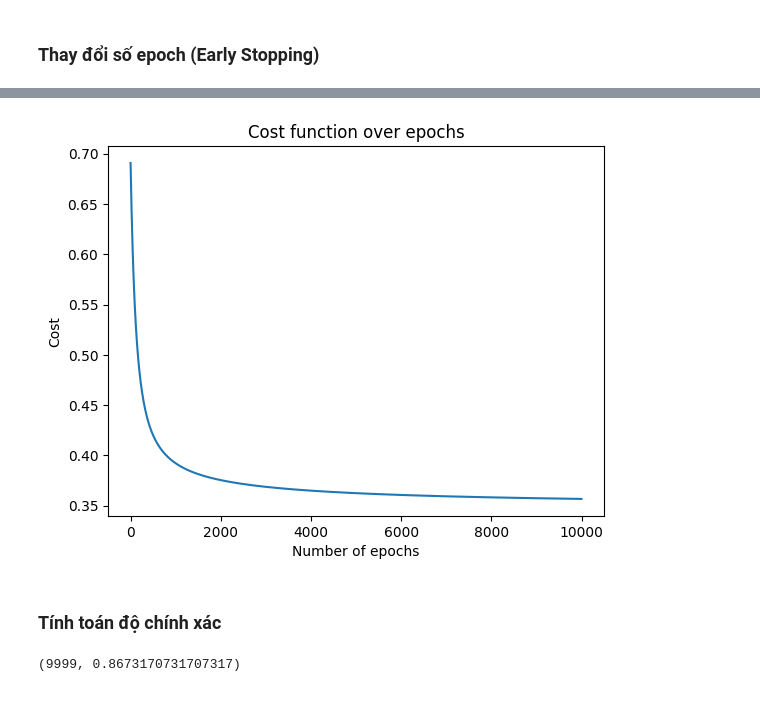
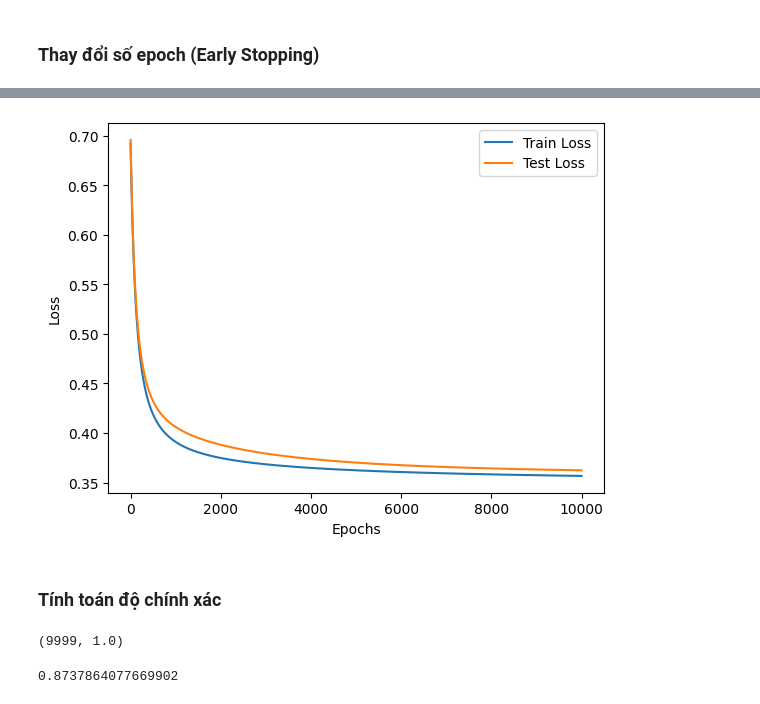
Before and after one commit to taiphanvan2k3/Fundamental_AI, a Jupyter notebook: lab05/heart_prediction_logistic_regression.ipynb, the cells around one changed output, grey strips where cells are left out. Cells and saved outputs as stored; diff of their text form; code cells hidden in the pictures.

```diff
--- a/lab05/heart_prediction_logistic_regression.ipynb
+++ b/lab05/heart_prediction_logistic_regression.ipynb
@@ -60,0 +79,3 @@ array([[0],
+# %%
+X_train = X_train_scaled.values
+X_test = X_test_scaled.values
@@ -78,16 +131,12 @@ def classify(predictions):
 # %% [markdown]
 ### Xây dựng hàm mất mát
 # %%
-def cost_function(
-    features,
-    weights,
-    labels
-):
+def cost_function(features, weights, labels):
     num_samples = len(labels)
     predictions = predict(features, weights)  # y_hat, còn labels là y
     cost_class1 = -labels * np.log(predictions)
     cost_class2 = -(1 - labels) * np.log(1 - predictions)
-    cost = cost_class1 + cost_class2  #
+    cost = cost_class1 + cost_class2
     cost = cost.sum() / num_samples
 
     return cost
@@ -129,7 +187,10 @@ def train(X_bar, labels, num_epochs, learning_rate):
 # %%
 num_epochs = 20000
 learning_rate = 0.01
-X_bar = np.c_[np.ones((X.shape[0], 1)), X]
+X_train_bar = np.c_[np.ones((X_train.shape[0], 1)), X_train]
+X_test_bar = np.c_[np.ones((X_test.shape[0], 1)), X_test]
 
-best_epoch, best_weights, losses = train(X_bar, y, num_epochs, learning_rate)
+best_epoch, best_weights, train_losses, test_losses = train(
+    X_train_bar, y_train, X_test_bar, y_test,num_epochs, learning_rate, is_print=True
+)
 # %% [output]
@@ -164,4 +228,4 @@ plt.show()
 ### Thay đổi số epoch (Early Stopping)
 # %%
 num_epochs = 10000
-best_epoch, best_weights, losses = train(X_bar, y, num_epochs, learning_rate)
+best_epoch, best_weights, train_losses, test_losses = train(X_train_bar, y_train, X_test_bar, y_test,num_epochs, learning_rate)
@@ -186,26 +232,47 @@ Epoch 9900, loss: 0.356790921765495
 # %%
 # Vẽ đồ thị biểu diễn cost
 import matplotlib.pyplot as plt
-plt.plot(losses)
-plt.xlabel("Number of epochs")
-plt.ylabel("Cost")
-plt.title("Cost function over epochs")
+
+epochs = range(num_epochs)
+plt.plot(epochs, train_losses, label="Train Loss")
+plt.plot(epochs, test_losses, label="Test Loss")
+plt.xlabel("Epochs")
+plt.ylabel("Loss")
+plt.legend()
 plt.show()
 # %% [output]
-[figure, old version]
+[figure, new version]
 # %% [markdown]
 ### Tính toán độ chính xác
 # %%
-y_pred = predict(X_bar, best_weights)
-y_pred = classify(y_pred)
+# Tính accuracy trên train
+y_train_pred = predict(X_train_bar, best_weights)
+y_train_pred = classify(y_train_pred)
+n_train = X_train_bar.shape[0]
 
-n = X_bar.shape[0]
+n = X_train_bar.shape[0]
 correct_records = 0
 for i in range(n):
-    if y_pred[i] == y[i]:
+    if y_train[i] == y_train[i]:
         correct_records += 1
 
 accuracy = correct_records / n
 best_epoch, accuracy
 # %% [output]
-(9999, 0.8673170731707317)
+(9999, 1.0)
+# %%
+# Tính accuracy trên test
+y_test_pred = predict(X_test_bar, best_weights)
+y_test_pred = classify(y_test_pred)
+n_test = X_test_bar.shape[0]
+
+n = X_test_bar.shape[0]
+correct_records = 0
+for i in range(n):
+    if y_test_pred[i] == y_test[i]:
+        correct_records += 1
+
+accuracy = correct_records / n
+accuracy
+# %% [output]
+0.8737864077669902
```
Also changed, not shown: parts of 19 cells of this notebook.
